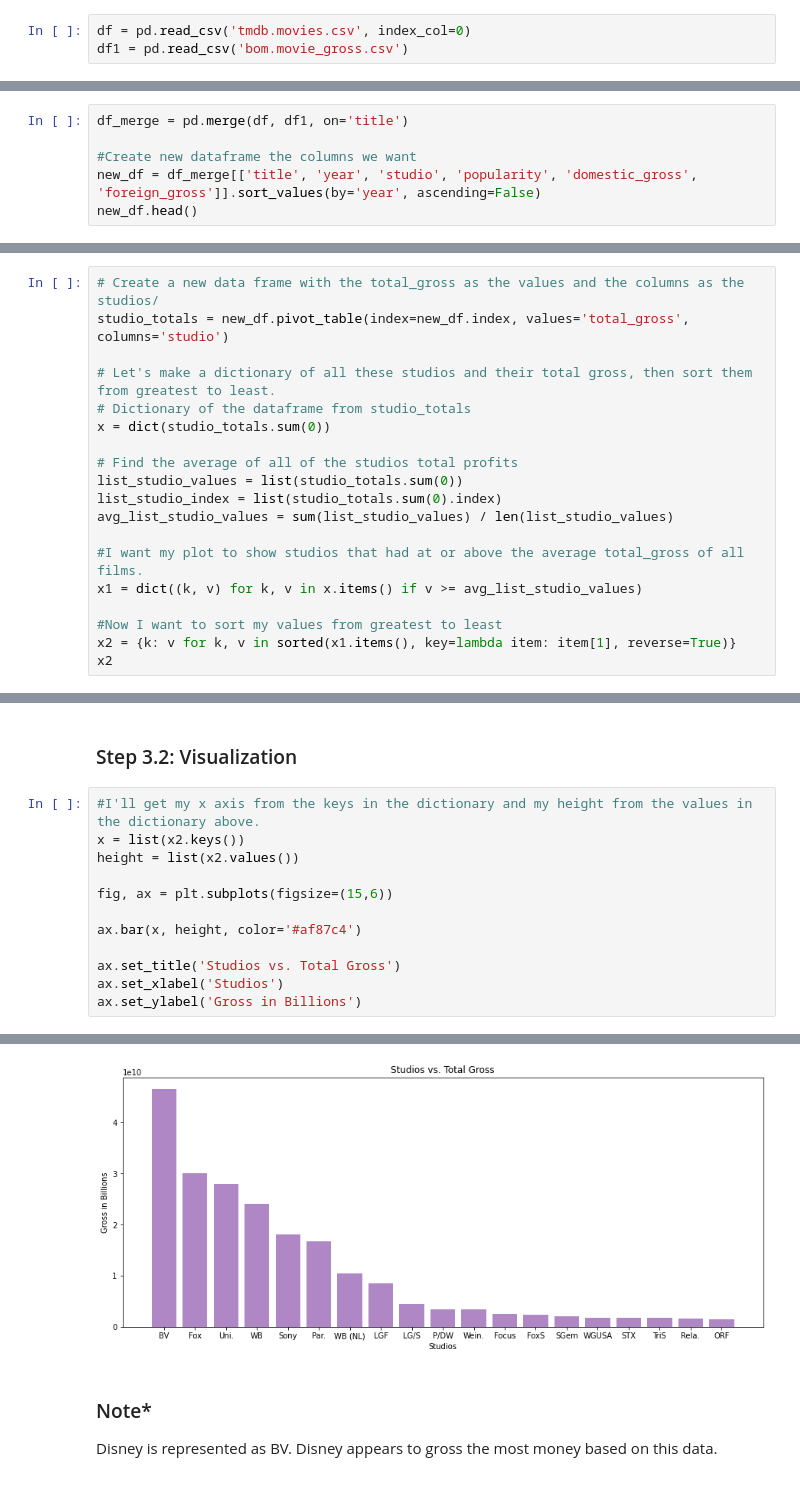
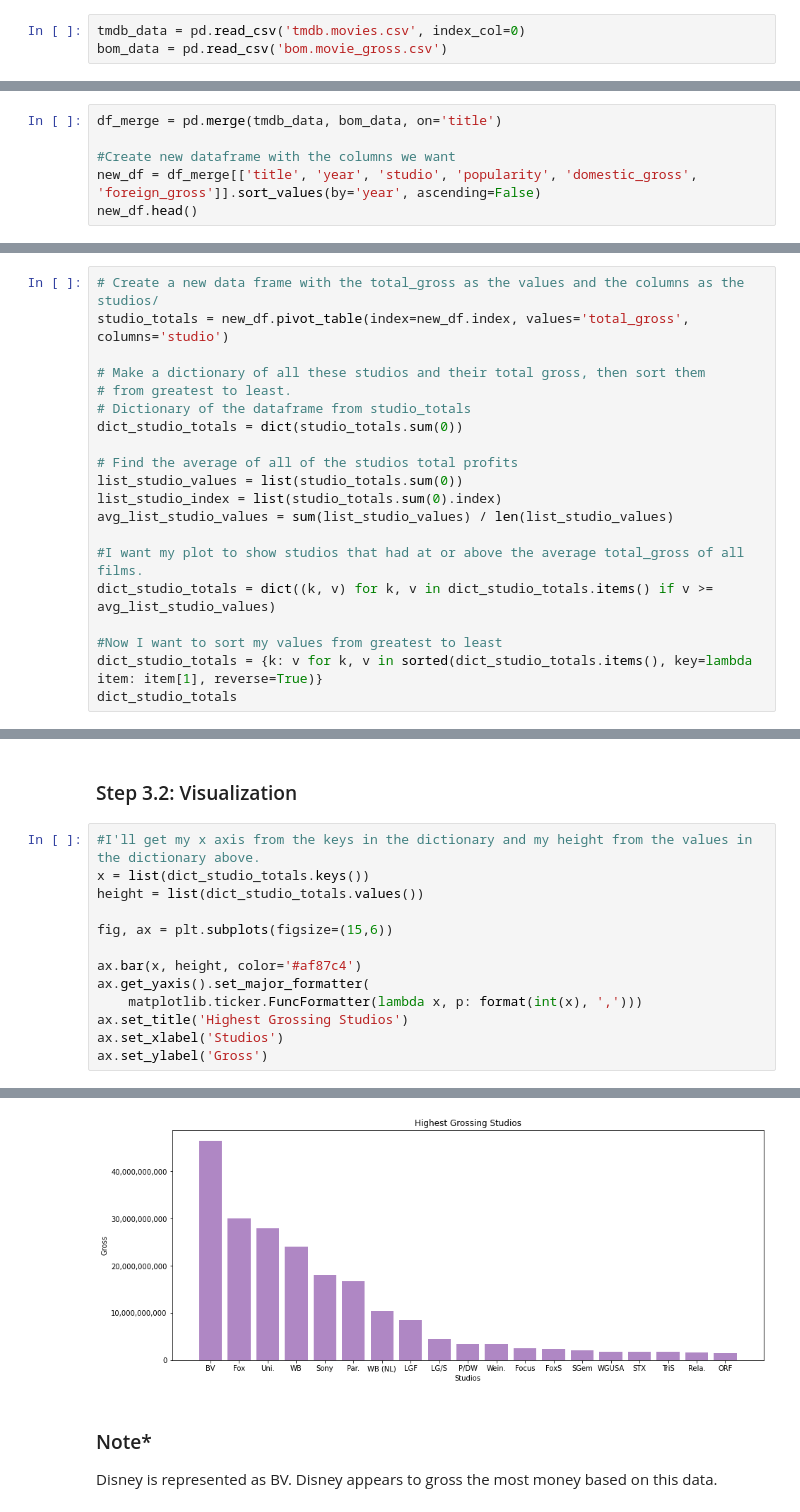
Before and after one commit to AidanStack/Movie_Data_Analysis_Project, a Jupyter notebook: Jen's Studio to Profit Analysis.ipynb, the cells around one changed output, grey strips where cells are left out. Cells and saved outputs as stored; diff of their text form.

```diff
--- a/Jen's Studio to Profit Analysis.ipynb
+++ b/Jen's Studio to Profit Analysis.ipynb
@@ -19,6 +18,6 @@ import seaborn as sns
 ### Step 1.1:
 Reading in the data
 # %%
-df = pd.read_csv('tmdb.movies.csv', index_col=0)
-df1 = pd.read_csv('bom.movie_gross.csv')
+tmdb_data = pd.read_csv('tmdb.movies.csv', index_col=0)
+bom_data = pd.read_csv('bom.movie_gross.csv')
 # %%
@@ -44,9 +43,9 @@ df1.head()
 Examining the dataframes above, we can see that they all have a column named title. Let's merge the information on the
 title column.
 # %%
-df_merge = pd.merge(df, df1, on='title')
+df_merge = pd.merge(tmdb_data, bom_data, on='title')
 
-#Create new dataframe the columns we want
+#Create new dataframe with the columns we want
 new_df = df_merge[['title', 'year', 'studio', 'popularity', 'domestic_gross', 'foreign_gross']].sort_values(by='year', ascending=False)
 new_df.head()
 # %% [output]
@@ -110,9 +109,10 @@ Which studios grossed the most money in the past 10 years?
 # Create a new data frame with the total_gross as the values and the columns as the studios/
 studio_totals = new_df.pivot_table(index=new_df.index, values='total_gross', columns='studio')
 
-# Let's make a dictionary of all these studios and their total gross, then sort them from greatest to least.
+# Make a dictionary of all these studios and their total gross, then sort them
+# from greatest to least.
 # Dictionary of the dataframe from studio_totals
-x = dict(studio_totals.sum(0))
+dict_studio_totals = dict(studio_totals.sum(0))
 
 # Find the average of all of the studios total profits
 list_studio_values = list(studio_totals.sum(0))
@@ -120,11 +120,11 @@ list_studio_index = list(studio_totals.sum(0).index)
 avg_list_studio_values = sum(list_studio_values) / len(list_studio_values)
 
 #I want my plot to show studios that had at or above the average total_gross of all films.
-x1 = dict((k, v) for k, v in x.items() if v >= avg_list_studio_values)
+dict_studio_totals = dict((k, v) for k, v in dict_studio_totals.items() if v >= avg_list_studio_values)
 
 #Now I want to sort my values from greatest to least
-x2 = {k: v for k, v in sorted(x1.items(), key=lambda item: item[1], reverse=True)}
-x2
+dict_studio_totals = {k: v for k, v in sorted(dict_studio_totals.items(), key=lambda item: item[1], reverse=True)}
+dict_studio_totals
 # %% [output]
 {'BV': 46440514631.7,
  'Fox': 30095166596.0,
@@ -149,14 +149,15 @@ x2
 ### Step 3.2: Visualization
 # %%
 #I'll get my x axis from the keys in the dictionary and my height from the values in the dictionary above.
-x = list(x2.keys())
-height = list(x2.values())
+x = list(dict_studio_totals.keys())
+height = list(dict_studio_totals.values())
 
 fig, ax = plt.subplots(figsize=(15,6))
 
 ax.bar(x, height, color='#af87c4')
-
-ax.set_title('Studios vs. Total Gross')
+ax.get_yaxis().set_major_formatter(
+    matplotlib.ticker.FuncFormatter(lambda x, p: format(int(x), ',')))
+ax.set_title('Highest Grossing Studios')
 ax.set_xlabel('Studios')
-ax.set_ylabel('Gross in Billions')
+ax.set_ylabel('Gross')
 # %% [output]
@@ -164,4 +165,4 @@ Text(0, 0.5, 'Gross in Billions')
-[figure, old version]
+[figure, new version]
 # %% [markdown]
 ### Note*
 Disney is represented as BV. Disney appears to gross the most money based on this data.
```
Also changed, not shown: parts of 24 cells of this notebook.
